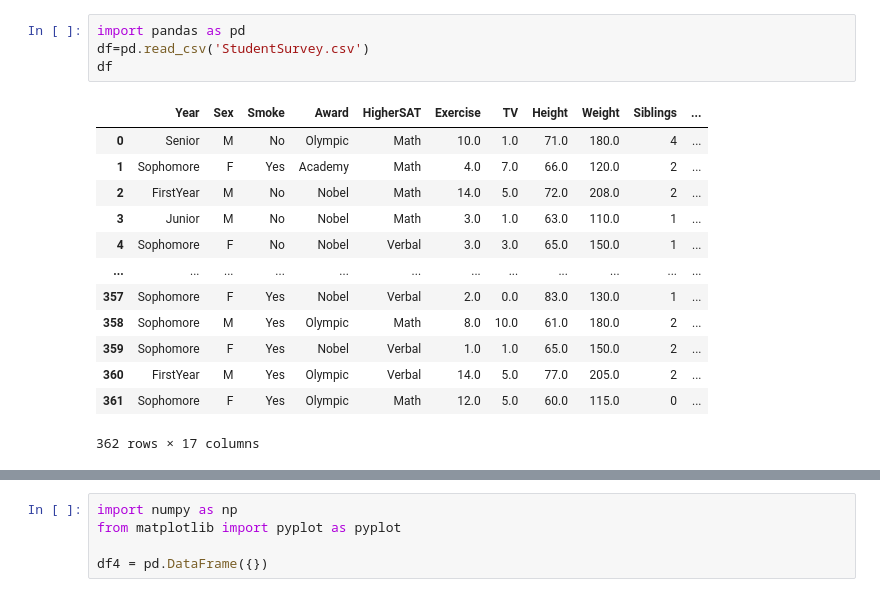
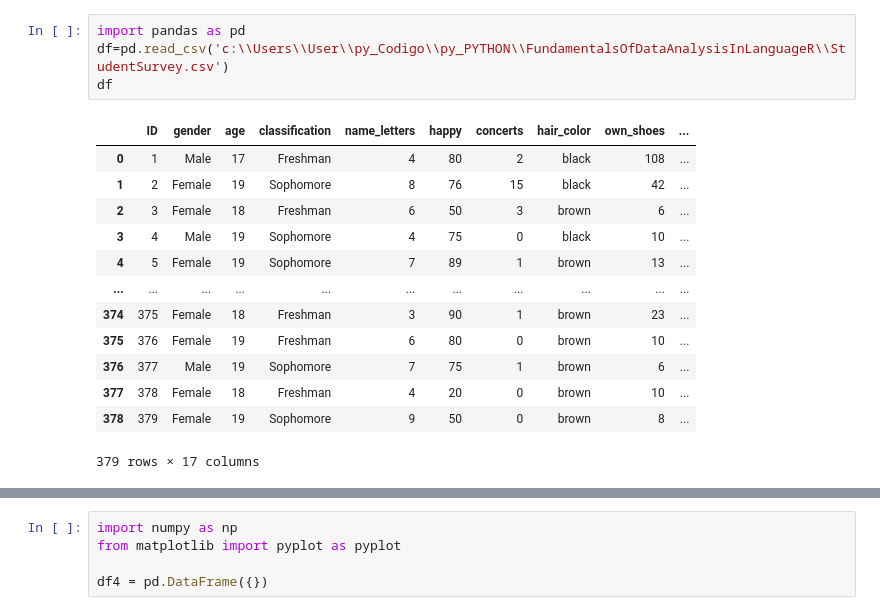
Before and after one commit to 2020freddyoscar2021/py_PYTHON, a Jupyter notebook: TUTO-Estadistica.ipynb, the cells around one changed output, grey strips where cells are left out. Saved outputs shown, nothing was run; the diff lists cells and outputs as text.

```diff
--- a/TUTO-Estadistica.ipynb
+++ b/TUTO-Estadistica.ipynb
@@ -1,19 +1,19 @@
 # %%
 import pandas as pd
-df=pd.read_csv('StudentSurvey.csv')
+df=pd.read_csv('c:\\Users\\User\\py_Codigo\\py_PYTHON\\FundamentalsOfDataAnalysisInLanguageR\\StudentSurvey.csv')
 df
 # %% [output]
-|  | Year | Sex | Smoke | Award | HigherSAT | Exercise | TV | Height | Weight | Siblings | ... |
-| 0 | Senior | M | No | Olympic | Math | 10.0 | 1.0 | 71.0 | 180.0 | 4 | ... |
-| 1 | Sophomore | F | Yes | Academy | Math | 4.0 | 7.0 | 66.0 | 120.0 | 2 | ... |
-| 2 | FirstYear | M | No | Nobel | Math | 14.0 | 5.0 | 72.0 | 208.0 | 2 | ... |
-| 3 | Junior | M | No | Nobel | Math | 3.0 | 1.0 | 63.0 | 110.0 | 1 | ... |
-| 4 | Sophomore | F | No | Nobel | Verbal | 3.0 | 3.0 | 65.0 | 150.0 | 1 | ... |
-| ... | ... | ... | ... | ... | ... | ... | ... | ... | ... | ... | ... |
-| 357 | Sophomore | F | Yes | Nobel | Verbal | 2.0 | 0.0 | 83.0 | 130.0 | 1 | ... |
-| 358 | Sophomore | M | Yes | Olympic | Math | 8.0 | 10.0 | 61.0 | 180.0 | 2 | ... |
-| 359 | Sophomore | F | Yes | Nobel | Verbal | 1.0 | 1.0 | 65.0 | 150.0 | 2 | ... |
-| 360 | FirstYear | M | Yes | Olympic | Verbal | 14.0 | 5.0 | 77.0 | 205.0 | 2 | ... |
-| 361 | Sophomore | F | Yes | Olympic | Math | 12.0 | 5.0 | 60.0 | 115.0 | 0 | ... |
+|  | ID | gender | age | classification | name_letters | happy | concerts | hair_color | own_shoes | ... |
+| 0 | 1 | Male | 17 | Freshman | 4 | 80 | 2 | black | 108 | ... |
+| 1 | 2 | Female | 19 | Sophomore | 8 | 76 | 15 | black | 42 | ... |
+| 2 | 3 | Female | 18 | Freshman | 6 | 50 | 3 | brown | 6 | ... |
+| 3 | 4 | Male | 19 | Sophomore | 4 | 75 | 0 | black | 10 | ... |
+| 4 | 5 | Female | 19 | Sophomore | 7 | 89 | 1 | brown | 13 | ... |
+| ... | ... | ... | ... | ... | ... | ... | ... | ... | ... | ... |
+| 374 | 375 | Female | 18 | Freshman | 3 | 90 | 1 | brown | 23 | ... |
+| 375 | 376 | Female | 19 | Freshman | 6 | 80 | 0 | brown | 10 | ... |
+| 376 | 377 | Male | 19 | Sophomore | 7 | 75 | 1 | brown | 6 | ... |
+| 377 | 378 | Female | 18 | Freshman | 4 | 20 | 0 | brown | 10 | ... |
+| 378 | 379 | Female | 19 | Sophomore | 9 | 50 | 0 | brown | 8 | ... |
-362 rows × 17 columns
+379 rows × 17 columns
 # %%
```
Also changed, not shown: parts of 5 cells of this notebook.
